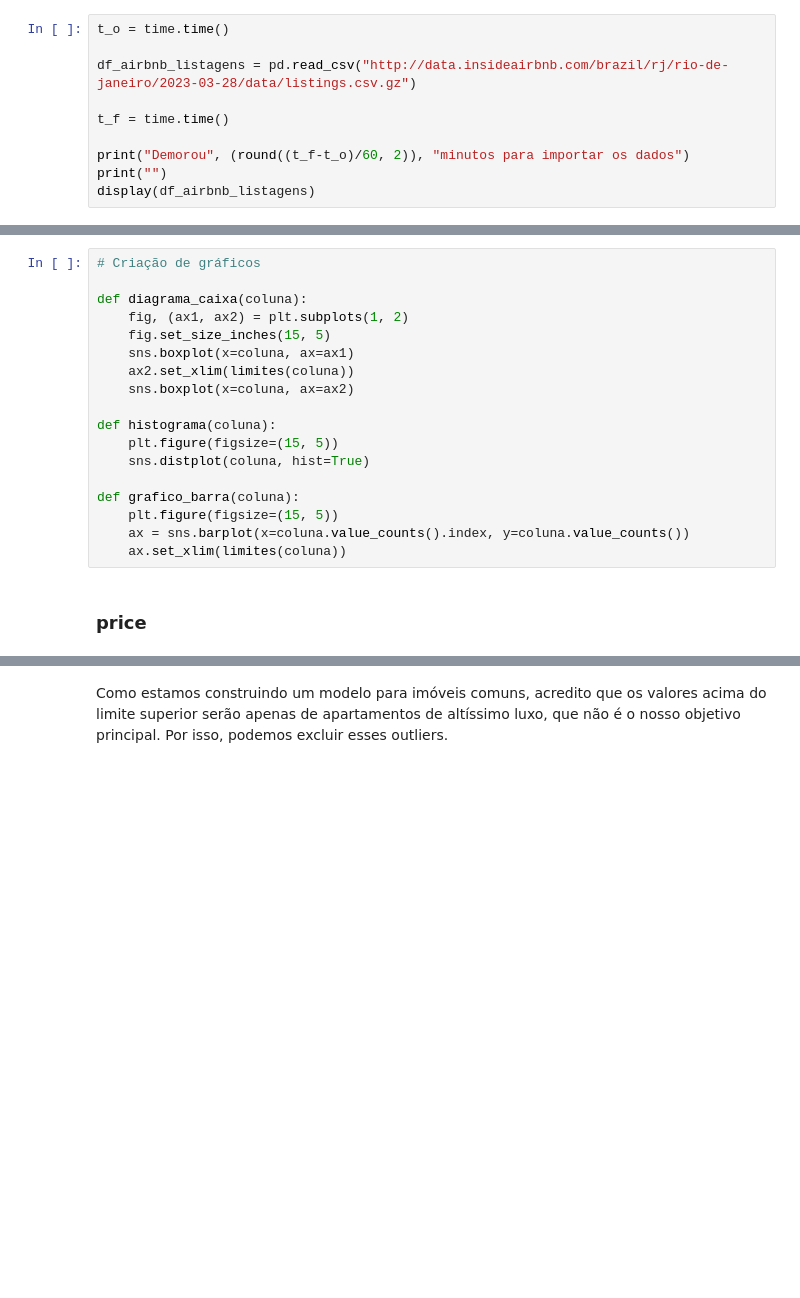
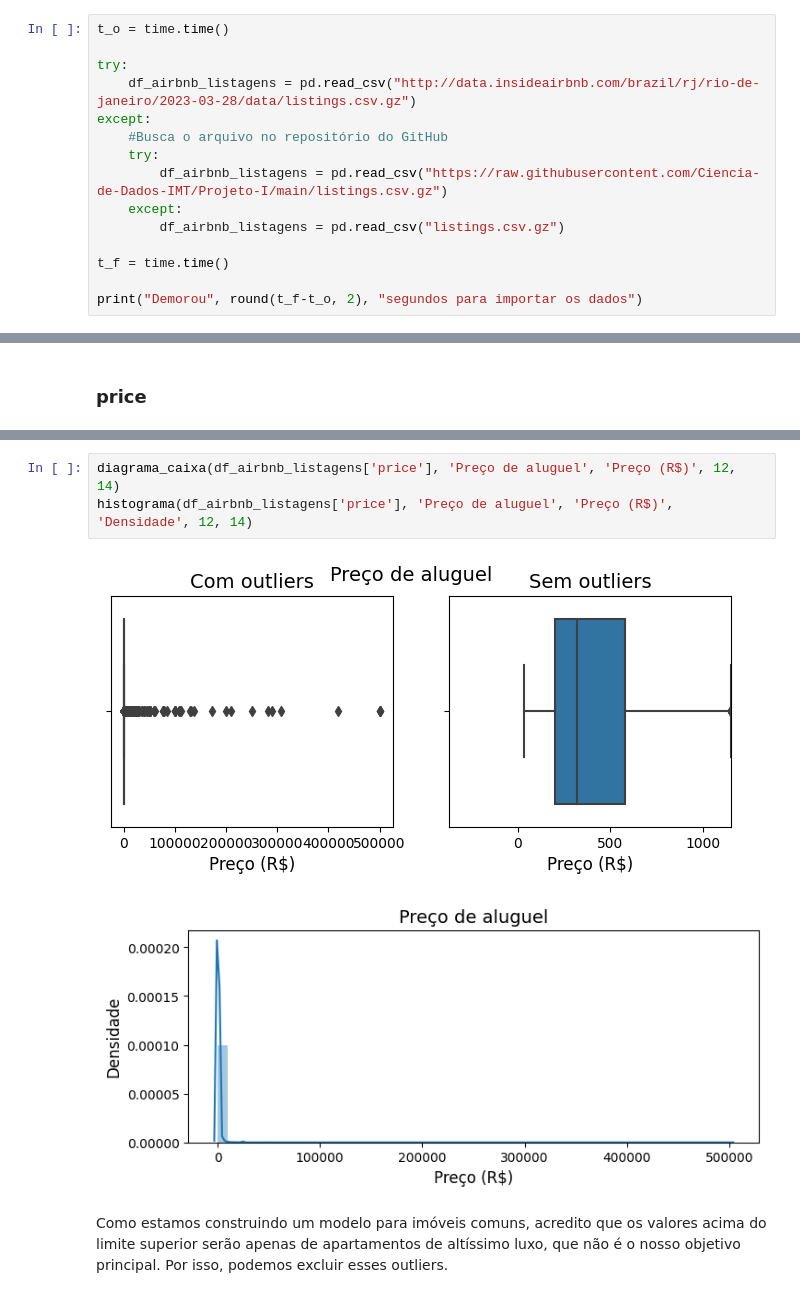
Before and after one commit to Ciencia-de-Dados-IMT/Projeto-I, a Jupyter notebook: Projeto_S1.ipynb, the cells around one changed output, grey strips where cells are left out. Saved outputs shown, nothing was run; the diff lists cells and outputs as text; blank space fills up the shorter version.

Commit message:
Análise do modelo de preço

```diff
--- a/Projeto_S1.ipynb
+++ b/Projeto_S1.ipynb
@@ -27,11 +134,16 @@ from sklearn.preprocessing import StandardScaler
 # %%
 t_o = time.time()
 
-df_airbnb_listagens = pd.read_csv("http://data.insideairbnb.com/brazil/rj/rio-de-janeiro/2023-03-28/data/listings.csv.gz")
+try:
+    df_airbnb_listagens = pd.read_csv("http://data.insideairbnb.com/brazil/rj/rio-de-janeiro/2023-03-28/data/listings.csv.gz")
+except:
+    #Busca o arquivo no repositório do GitHub
+    try:
+        df_airbnb_listagens = pd.read_csv("https://raw.githubusercontent.com/Ciencia-de-Dados-IMT/Projeto-I/main/listings.csv.gz")
+    except:
+        df_airbnb_listagens = pd.read_csv("listings.csv.gz")
 
 t_f = time.time()
 
-print("Demorou", (round((t_f-t_o)/60, 2)), "minutos para importar os dados")
-print("")
-display(df_airbnb_listagens)
+print("Demorou", round(t_f-t_o, 2), "segundos para importar os dados")
 # %% [output]
@@ -293,20 +325,2 @@ def excluir_outliers(df, nome_coluna):
-# %%
-# Criação de gráficos
-
-def diagrama_caixa(coluna):
-    fig, (ax1, ax2) = plt.subplots(1, 2)
-    fig.set_size_inches(15, 5)
-    sns.boxplot(x=coluna, ax=ax1)
-    ax2.set_xlim(limites(coluna))
-    sns.boxplot(x=coluna, ax=ax2)
-
-def histograma(coluna):
-    plt.figure(figsize=(15, 5))
-    sns.distplot(coluna, hist=True)
-
-def grafico_barra(coluna):
-    plt.figure(figsize=(15, 5))
-    ax = sns.barplot(x=coluna.value_counts().index, y=coluna.value_counts())
-    ax.set_xlim(limites(coluna))
 # %% [markdown]
 ### **price**
@@ -326,3 +327,9 @@ https://gist.github.com/mwaskom/de44147ed2974457ad6372750bbe5751
+# %%
+diagrama_caixa(df_airbnb_listagens['price'], 'Preço de aluguel', 'Preço (R$)', 12, 14)
+histograma(df_airbnb_listagens['price'], 'Preço de aluguel', 'Preço (R$)', 'Densidade', 12, 14)
+# %% [output]
+[figure, added]
+[figure, added]
 # %% [markdown]
 Como estamos construindo um modelo para imóveis comuns, acredito que os valores acima do limite superior serão apenas de apartamentos de altíssimo luxo, que não é o nosso objetivo principal. Por isso, podemos excluir esses outliers.
 # %%
```
Also changed, not shown: parts of 85 cells of this notebook, 2 other files.
